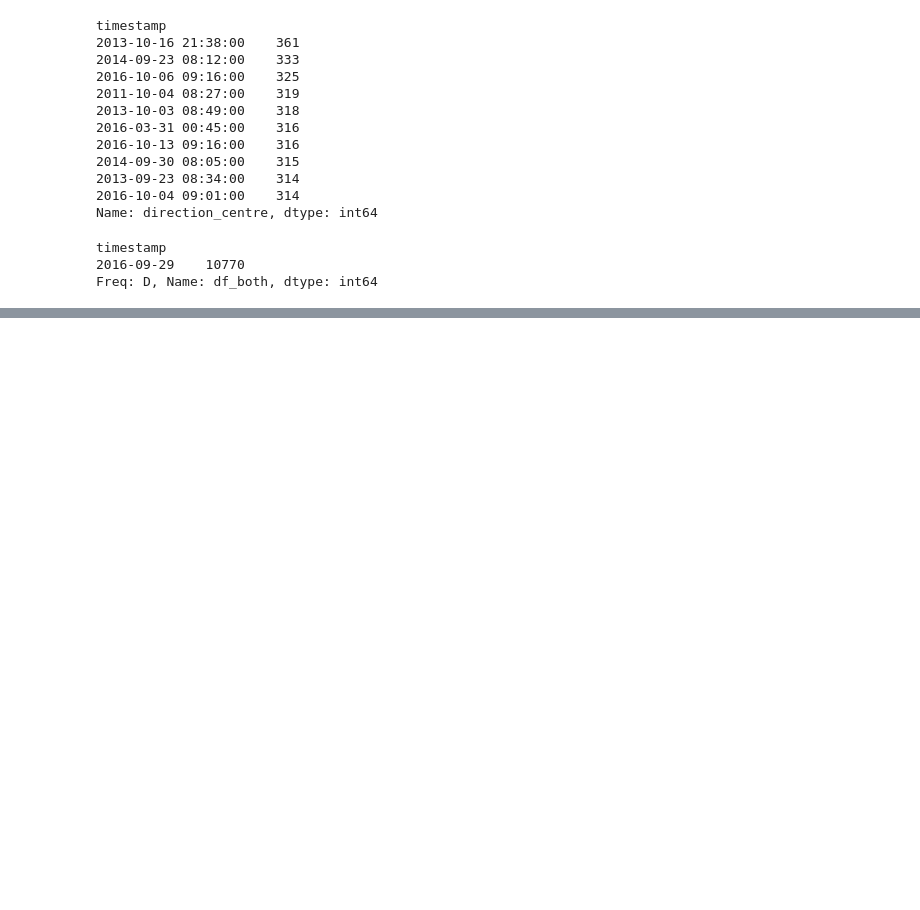
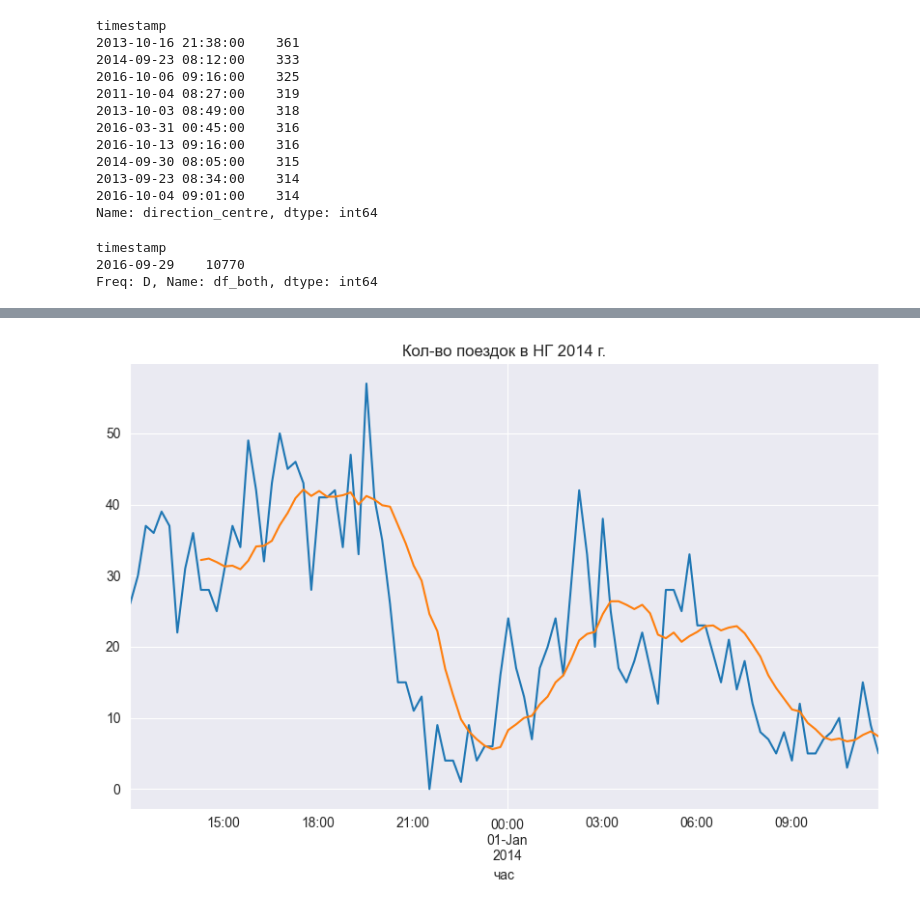
Before and after one commit to afedyanin/msu-data-analysis, a Jupyter notebook: notebooks/msu/ad-task-002.ipynb, the cells around one changed output, grey strips where cells are left out. Drawn from its saved outputs; the diff is of its cells as text; code cells hidden in the pictures; blank space fills up the shorter version.

```diff
--- a/notebooks/msu/ad-task-002.ipynb
+++ b/notebooks/msu/ad-task-002.ipynb
@@ -223,0 +278,20 @@ Freq: D, Name: df_both, dtype: int64
+# %%
+'''
+УПРАЖНЕНИЕ 13
+Выберите подмножество набора данных с 2013-12-31 12:00:00 до 2014-01-01 12:00:00 и назначьте результат новой переменной newyear.
+Постройте выбранные данные newyear.
+Используйте скользящую функцию с окном из 10 значений, чтобы сгладить данные за этот период и построить график сглаженной версии.
+'''
+
+dr1 = datetime(2013, 12, 31, 12, 0, 0)
+dr2 = datetime(2014, 1, 1, 12, 0, 0)
+newyear = df[(df.index >= dr1) & (df.index <= dr2)]
+newyear.head()
+
+newyear["df_both"].plot(figsize=(10, 6), grid=True, legend=False, title='Кол-во поездок в НГ 2014 г.')
+ax = newyear["df_both"].rolling(10).mean().plot()
+ax.set_xlabel("час")
+
+plt.show()
+# %% [output]
+[figure, added]
```
Also changed, not shown: parts of 17 cells of this notebook.
